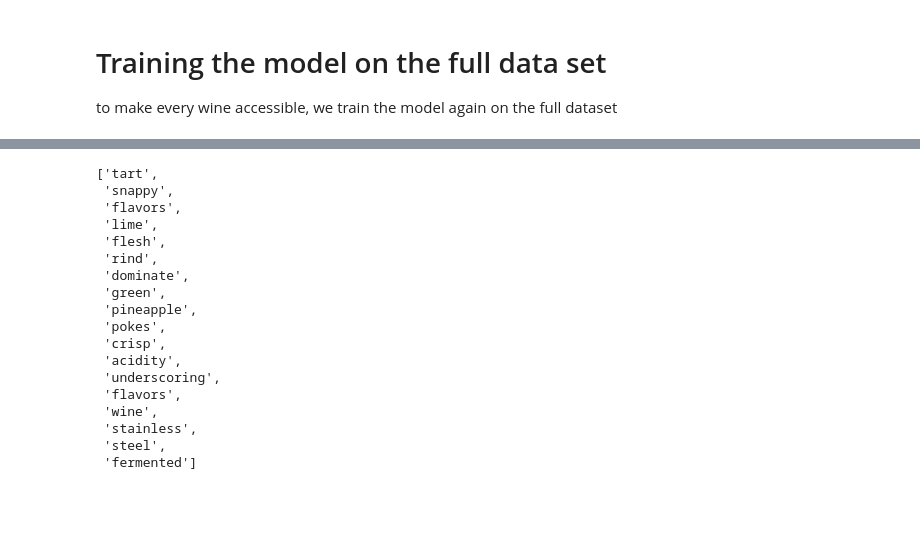
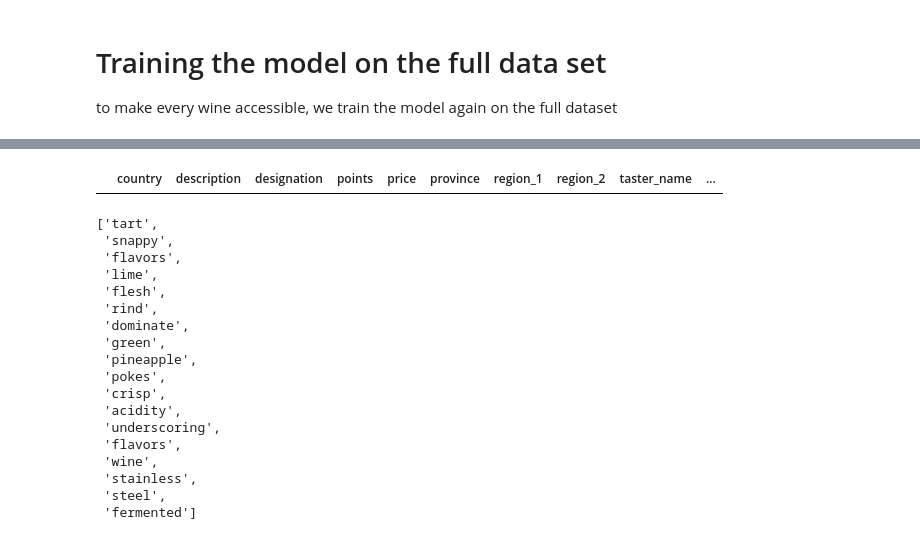
Before and after one commit to josarago/Insight, a Jupyter notebook: full_dataset_training.ipynb, the cells around one changed output, grey strips where cells are left out. Drawn from its saved outputs; the diff is of its cells as text; code cells hidden in the pictures; blank space fills up the shorter version.

```diff
--- a/full_dataset_training.ipynb
+++ b/full_dataset_training.ipynb
@@ -95,13 +108,19 @@ def get_description_match_series(desc):
     data=[all(elem in desc for elem in x.words) for x in tagged_data]
     return data
 #     return pd.Series(data=[all(elem in desc for elem in x.words) for x in tagged_data],index=indexes)
-%timeit get_description_match_series(desc)
+# %timeit get_description_match_series(desc)
 
 def get_description_match_series_from_sets(desc,tagged_data_set):
     set_desc = set(desc)
     indexes = index=[x.tags[0] for x in tagged_data]
     data=[set_desc.issubset(this_set) for this_set in tagged_data_set.values()]
-    return data
-#     return pd.Series(data=[all(elem in desc for elem in x.words) for x in tagged_data],index=indexes)
-%timeit get_description_match_series_from_sets(desc,tagged_data_set)
+    return pd.Series(data=data,index=indexes)
+
+def get_description_match_series_from_sets(desc,tagged_data_set):
+    set_desc = set(desc)
+    indexes = index=[x.tags[0] for x in tagged_data]
+    data=[set_desc.issubset(this_set) for this_set in tagged_data_set.values()]
+    return pd.Series(data=data,index=indexes)
+
+wl.df[get_description_match_series_from_sets(["everyday","fresh","white","dry"],tagged_data_set)]
 # %% [output]
@@ -110,3 +127,4 @@ def get_description_match_series_from_sets(desc,tagged_data_set):
+|  | country | description | designation | points | price | province | region_1 | region_2 | taster_name | ... |
 # %%
 # %% [output]
 ['tart',
```
Also changed, not shown: parts of 6 cells of this notebook, 3 other files.
